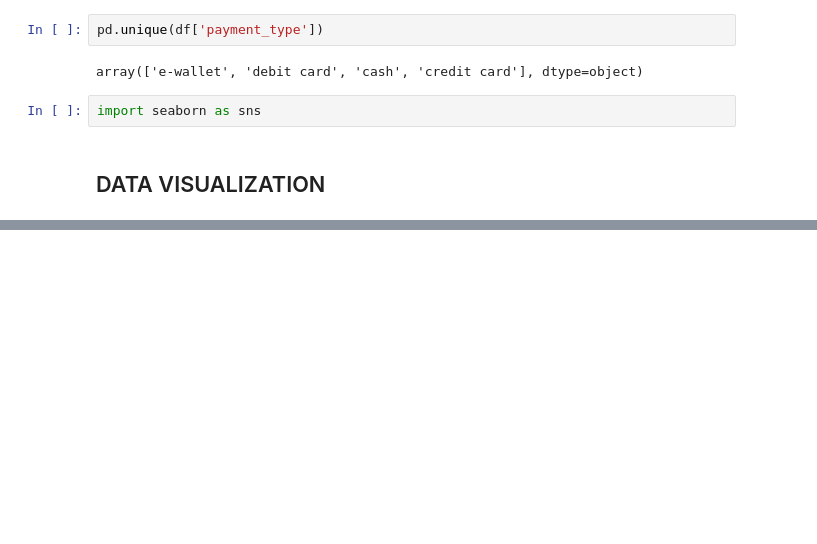
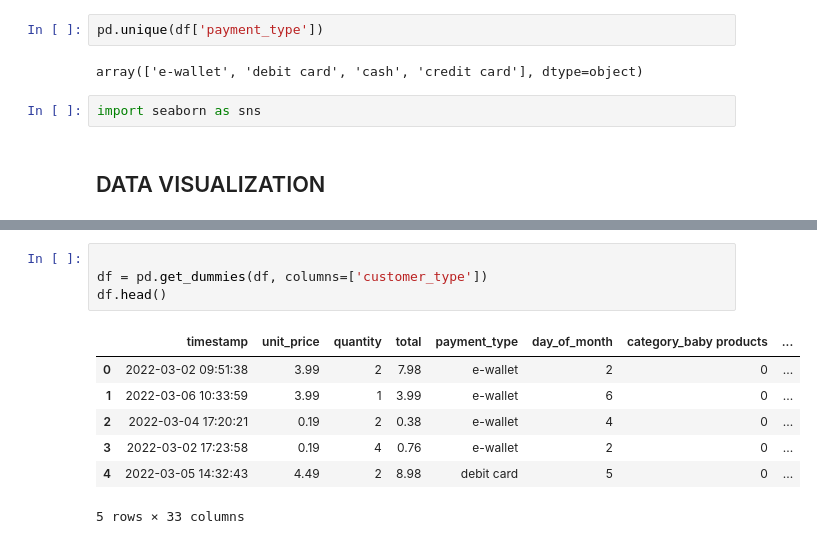
Before and after one commit to DOMINION-JOHN1/Cognizant_artificial_intelligence_project, a Jupyter notebook: cognizant_AI_project.ipynb, the cells around one changed output, grey strips where cells are left out. Drawn from its saved outputs; the diff is of its cells as text; blank space fills up the shorter version.

```diff
--- a/cognizant_AI_project.ipynb
+++ b/cognizant_AI_project.ipynb
@@ -95,0 +178,12 @@ sns.pairplot(data=df)
+# %%
+
+df = pd.get_dummies(df, columns=['customer_type'])
+df.head()
+# %% [output]
+|  | timestamp | unit_price | quantity | total | payment_type | day_of_month | category_baby products | ... |
+| 0 | 2022-03-02 09:51:38 | 3.99 | 2 | 7.98 | e-wallet | 2 | 0 | ... |
+| 1 | 2022-03-06 10:33:59 | 3.99 | 1 | 3.99 | e-wallet | 6 | 0 | ... |
+| 2 | 2022-03-04 17:20:21 | 0.19 | 2 | 0.38 | e-wallet | 4 | 0 | ... |
+| 3 | 2022-03-02 17:23:58 | 0.19 | 4 | 0.76 | e-wallet | 2 | 0 | ... |
+| 4 | 2022-03-05 14:32:43 | 4.49 | 2 | 8.98 | debit card | 5 | 0 | ... |
+5 rows × 33 columns
```
Also changed, not shown: parts of 14 cells of this notebook.
